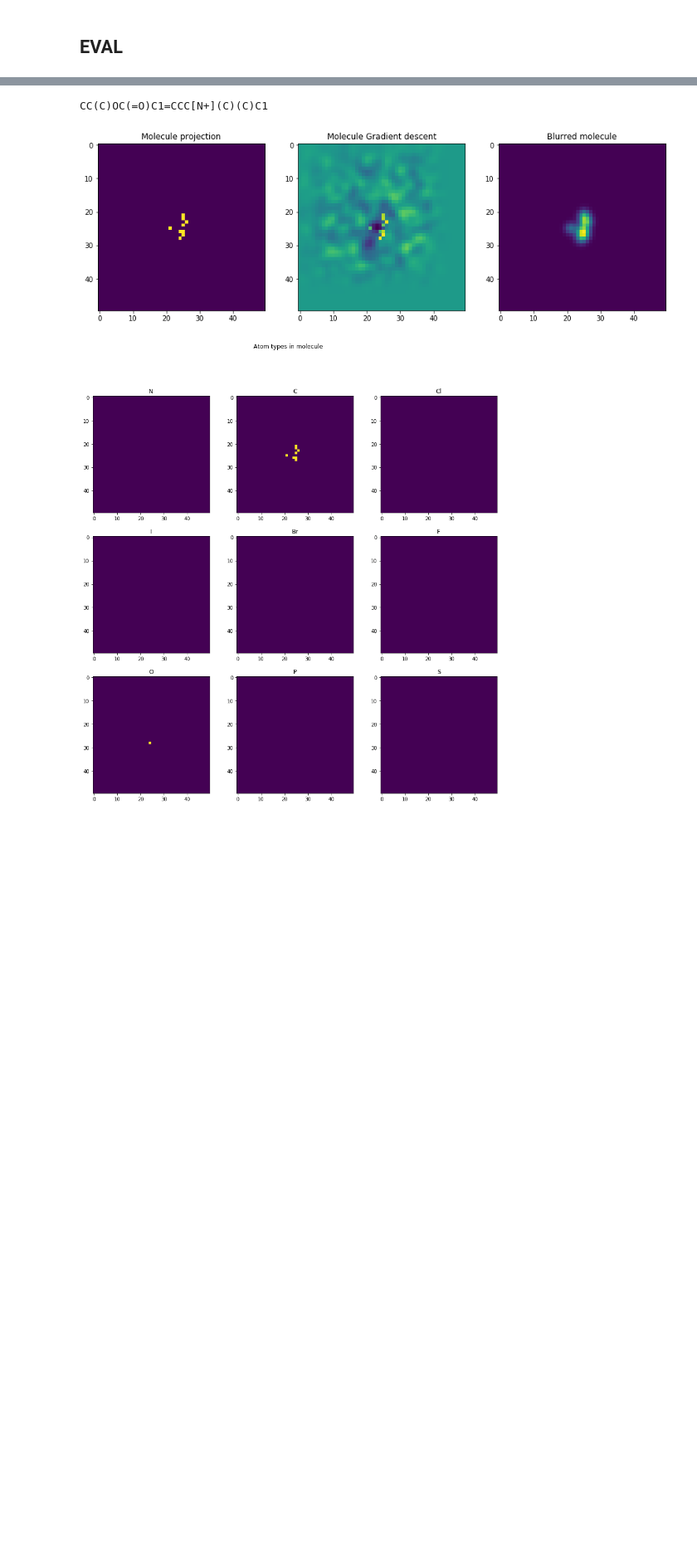
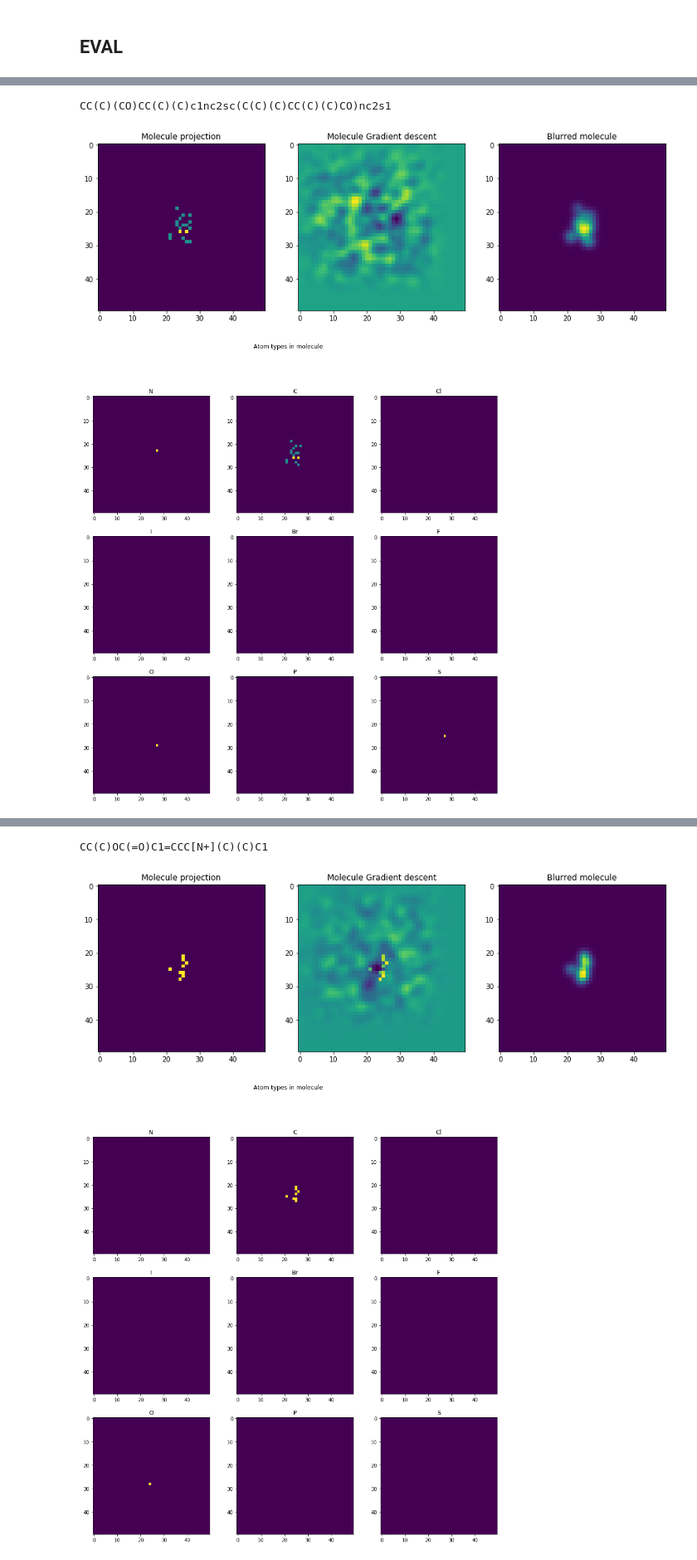
Before and after one commit to korney3/Tox21-MultiTox, a Jupyter notebook: MultiTox/Train_new_MultiTox_model.ipynb, the cells around one changed output, grey strips where cells are left out. Shown at 83% size. Saved outputs shown, nothing was run; the diff lists cells and outputs as text; code cells hidden in the pictures; blank space fills up the shorter version.

```diff
--- a/MultiTox/Train_new_MultiTox_model.ipynb
+++ b/MultiTox/Train_new_MultiTox_model.ipynb
@@ -660,0 +703,6 @@ optimizer = torch.optim.Adam(model.parameters(), lr=1e1)
+# %%
+plot_visualization_input_as_parameter(model,elements,grad_step=10**3,name='CC(C)(CO)CC(C)(C)c1nc2sc(C(C)(C)CC(C)(C)CO)nc2s1')
+# %% [output]
+CC(C)(CO)CC(C)(C)c1nc2sc(C(C)(C)CC(C)(C)CO)nc2s1
+[figure, added]
+[figure, added]
```
Also changed, not shown: parts of 23 cells of this notebook, 2 other files.
